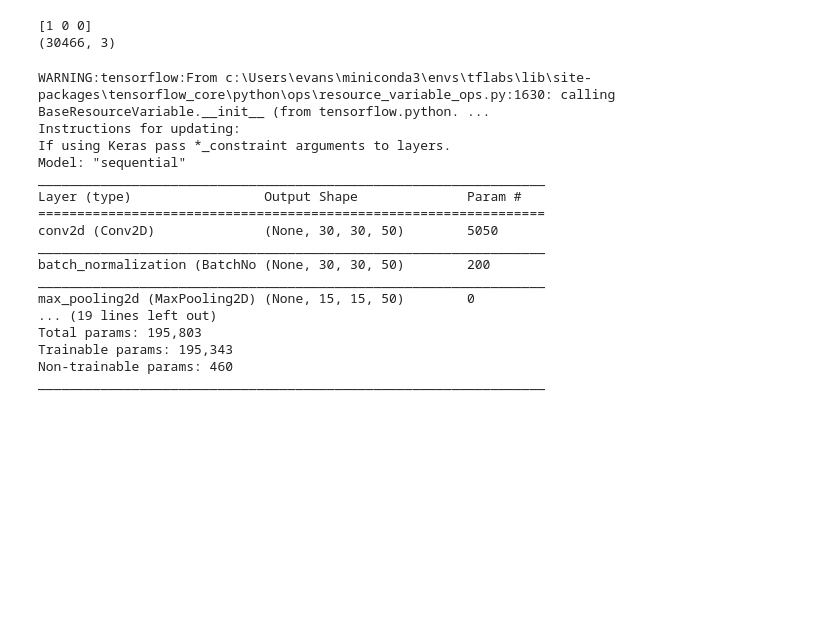
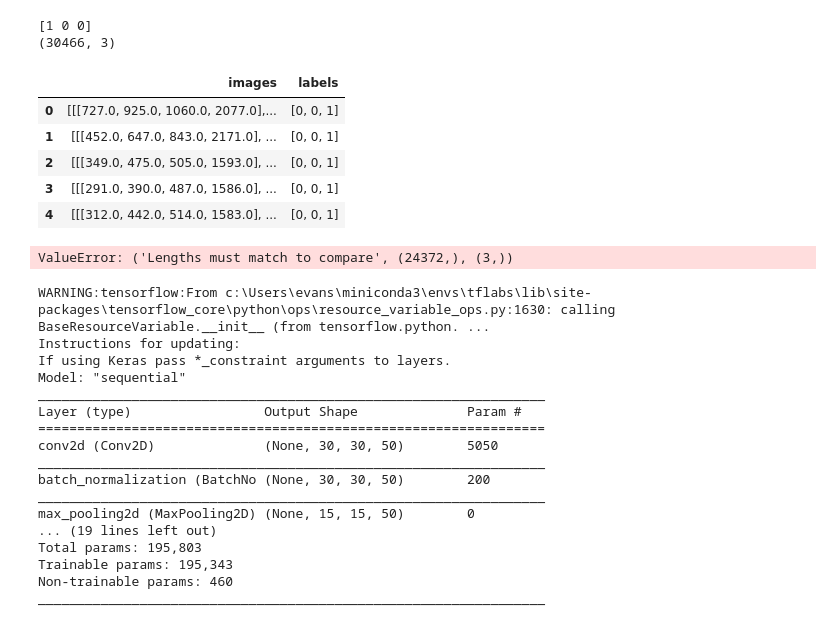
Before and after one commit to tylerjmwhit/Canopy_Damage_segmentation, a Jupyter notebook: dataset_classification.ipynb, the cells around one changed output. Cells and saved outputs as stored; diff of their text form; code cells hidden in the pictures; blank space fills up the shorter version.

```diff
--- a/dataset_classification.ipynb
+++ b/dataset_classification.ipynb
@@ -37,9 +100,30 @@ print(planetscope_new_labels.shape)
 (30466, 3)
 # %%
 # Shuffle labels and images and create a train test split for planetscope data
-train_images, test_images, train_labels, test_labels = train_test_split(planetscope_images_tif, planetscope_new_labels, test_size=.2, shuffle=True)
+train_images, test_images, train_labels, test_labels = train_test_split(planetscope_images_tif, planetscope_labels_tif, test_size=.2, shuffle=True)
 
 #print(train_images[0])
 #print(test_images[0])
 #print(train_labels[0])
 #print(test_labels[0])
+# %%
+# Do oversampling and data augmentation stuff here
+df_dict = {"images": [], "labels": []}
+
+for i in range(len(train_images)):
+    df_dict["images"].append(train_images[i])
+    df_dict["labels"].append(train_labels[i])
+
+df = pd.DataFrame(data=df_dict)
+df.head()
+# %% [output]
+|  | images | labels |
+| 0 | [[[727.0, 925.0, 1060.0, 2077.0],... | [0, 0, 1] |
+| 1 | [[[452.0, 647.0, 843.0, 2171.0], ... | [0, 0, 1] |
+| 2 | [[[349.0, 475.0, 505.0, 1593.0], ... | [0, 0, 1] |
+| 3 | [[[291.0, 390.0, 487.0, 1586.0], ... | [0, 0, 1] |
+| 4 | [[[312.0, 442.0, 514.0, 1583.0], ... | [0, 0, 1] |
+# %%
+train_df = df.loc[df['labels'] == [0,0,1]]
+# %% [output]
+ValueError: ('Lengths must match to compare', (24372,), (3,))
```
Also changed, not shown: parts of 10 cells of this notebook, 2 other files.
